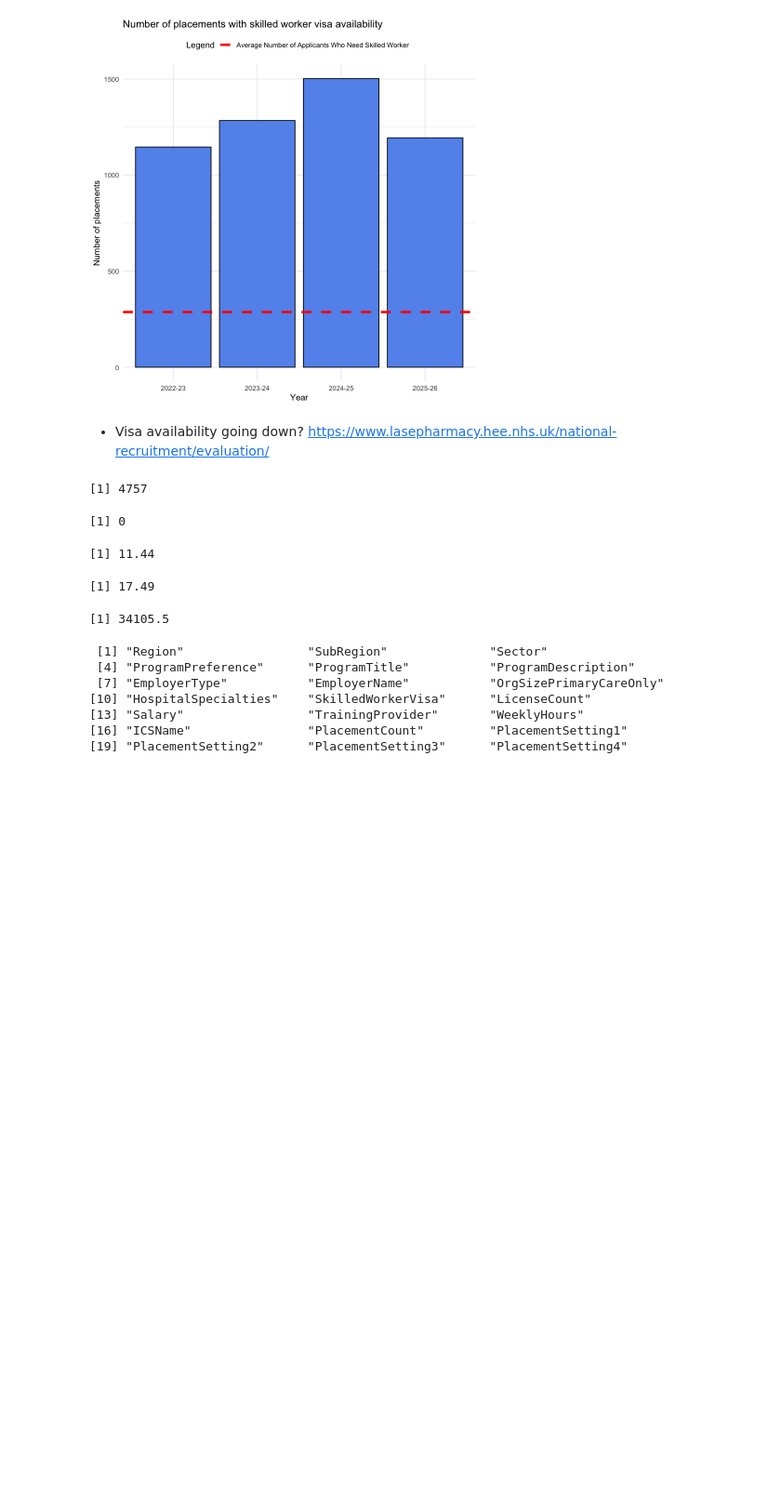
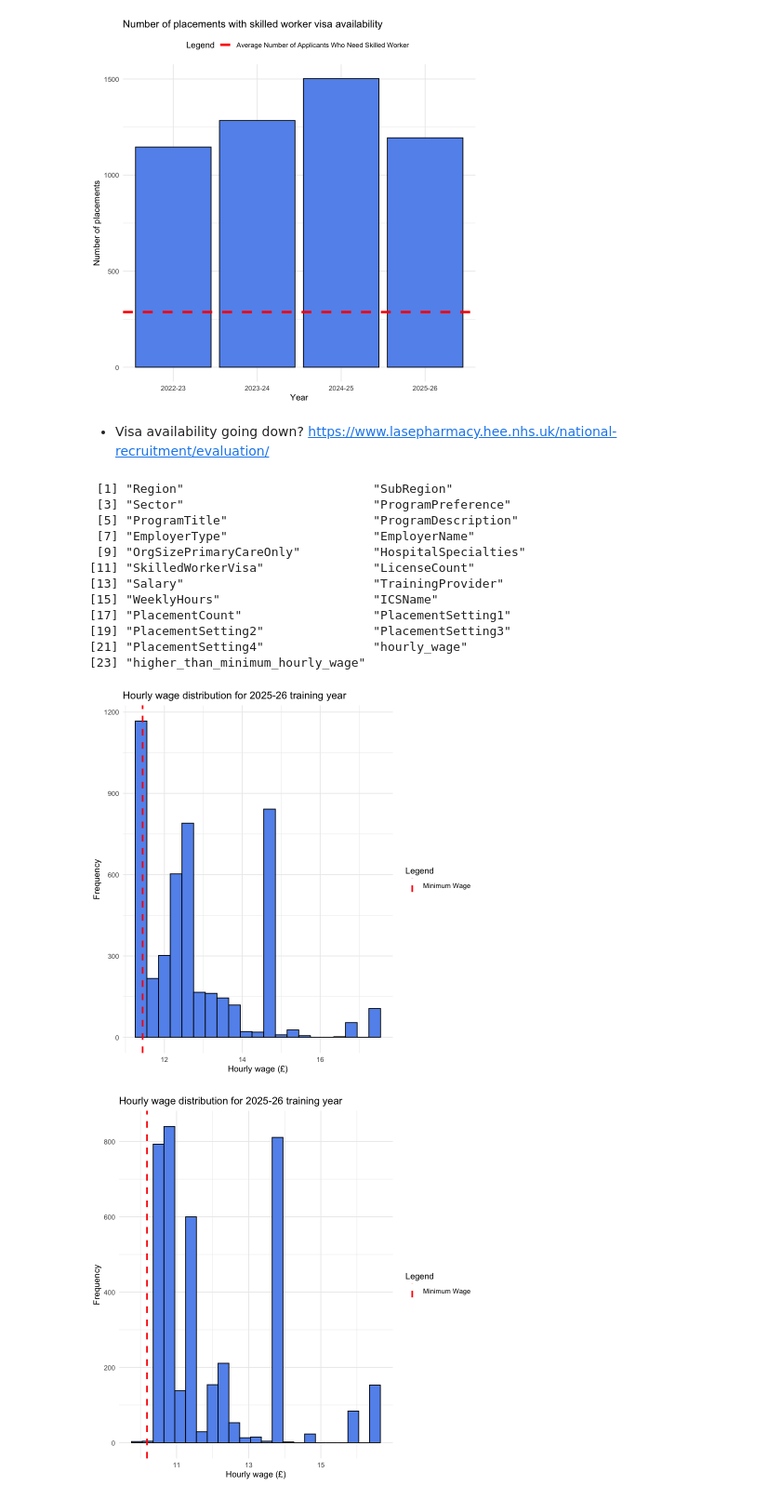
Before and after one commit to kwjo/TP-pay, a Jupyter notebook: oriel-eda.ipynb, the cells around one changed output. Shown at 93% size. Cells and saved outputs as stored; diff of their text form; code cells hidden in the pictures; blank space fills up the shorter version.

Commit message:
produce hourly wage distribution

```diff
--- a/oriel-eda.ipynb
+++ b/oriel-eda.ipynb
@@ -426,29 +426,42 @@ OD2526_expanded <- OD2526_expanded %>%
     mutate(hourly_wage = round(Salary/52/WeeklyHours,digits = 2)) %>%
     mutate(higher_than_minimum_hourly_wage = is_it_over_national_minimum_hourly_wage(hourly_wage))
 
-sum(OD2526_expanded$higher_than_minimum_hourly_wage)
-sum(!OD2526_expanded$higher_than_minimum_hourly_wage)
+OD2425_expanded <- OD2425_expanded %>%
+    mutate(hourly_wage = round(Salary/52/WeeklyHours,digits = 2)) %>%
+    mutate(higher_than_minimum_hourly_wage = is_it_over_national_minimum_hourly_wage(hourly_wage))
 
-min_hourly_wage <- min(OD2526_expanded$hourly_wage)
-min_hourly_wage
-
-max_hourly_wage <- max(OD2526_expanded$hourly_wage)
-max_hourly_wage
-
-17.49 * 37.5 * 52
+# Meaning all places being offered for 2025-26 are being paid at minimum of the national minimum wage or more
-# %% [output]
-[1] 4757
-[1] 0
-[1] 11.44
-[1] 17.49
-[1] 34105.5
 # %%
 colnames(OD2425_expanded)
 # %% [output]
- [1] "Region"                 "SubRegion"              "Sector"
- [4] "ProgramPreference"      "ProgramTitle"           "ProgramDescription"
- [7] "EmployerType"           "EmployerName"           "OrgSizePrimaryCareOnly"
-[10] "HospitalSpecialties"    "SkilledWorkerVisa"      "LicenseCount"
-[13] "Salary"                 "TrainingProvider"       "WeeklyHours"
-[16] "ICSName"                "PlacementCount"         "PlacementSetting1"
-[19] "PlacementSetting2"      "PlacementSetting3"      "PlacementSetting4"
+ [1] "Region"                          "SubRegion"
+ [3] "Sector"                          "ProgramPreference"
+ [5] "ProgramTitle"                    "ProgramDescription"
+ [7] "EmployerType"                    "EmployerName"
+ [9] "OrgSizePrimaryCareOnly"          "HospitalSpecialties"
+[11] "SkilledWorkerVisa"               "LicenseCount"
+[13] "Salary"                          "TrainingProvider"
+[15] "WeeklyHours"                     "ICSName"
+[17] "PlacementCount"                  "PlacementSetting1"
+[19] "PlacementSetting2"               "PlacementSetting3"
+[21] "PlacementSetting4"               "hourly_wage"
+[23] "higher_than_minimum_hourly_wage"
+# %%
+ggplot(data = OD2526_expanded, aes(x = hourly_wage)) +
+  geom_histogram(binwidth = 0.3, fill = 'cornflowerblue', colour = 'black') +
+  labs(title = "Hourly wage distribution for 2025-26 training year", x = "Hourly wage (£)", y = "Frequency") +
+  geom_vline(aes(xintercept = UK_minimum_hourly_wage, color = "Minimum Wage"),
+             linetype = "dashed", lwd = 1) +
+  scale_color_manual(name = "Legend", values = c("Minimum Wage" = "red")) +
+  theme_minimal()
+
+ggplot(data = OD2425_expanded, aes(x = hourly_wage)) +
+  geom_histogram(binwidth = 0.3, fill = 'cornflowerblue', colour = 'black') +
+  labs(title = "Hourly wage distribution for 2024-25 training year", x = "Hourly wage (£)", y = "Frequency") +
+  geom_vline(aes(xintercept = 10.18, color = "Minimum Wage"),
+             linetype = "dashed", lwd = 1) +
+  scale_color_manual(name = "Legend", values = c("Minimum Wage" = "red")) +
+  theme_minimal()
+# %% [output]
+[figure, added]
+[figure, added]
```
Also changed, not shown: parts of 1 cell of this notebook.
